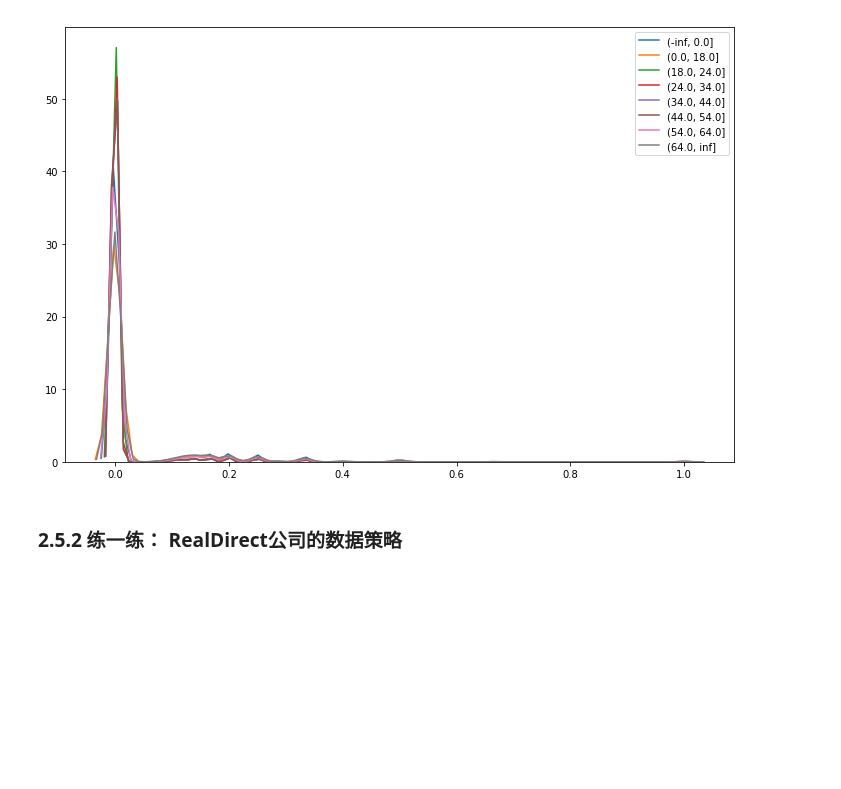
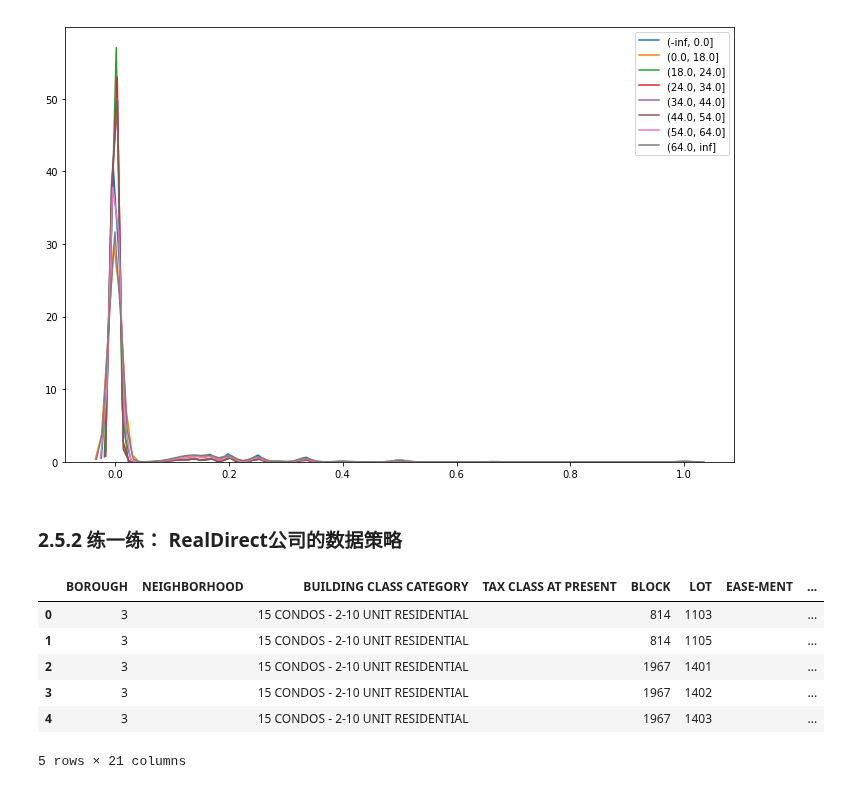
Before and after one commit to rumourcy/DA, a Jupyter notebook: doing-data-science/chapter02.ipynb, the cells around one changed output. Saved outputs shown, nothing was run; the diff lists cells and outputs as text; code cells hidden in the pictures; blank space fills up the shorter version.

```diff
--- a/doing-data-science/chapter02.ipynb
+++ b/doing-data-science/chapter02.ipynb
@@ -120,0 +123,10 @@ plt.legend()
+# %%
+bk.head()
+# %% [output]
+|  | BOROUGH | NEIGHBORHOOD | BUILDING CLASS CATEGORY | TAX CLASS AT PRESENT | BLOCK | LOT | EASE-MENT | ... |
+| 0 | 3 |  | 15 CONDOS - 2-10 UNIT RESIDENTIAL |  | 814 | 1103 |  | ... |
+| 1 | 3 |  | 15 CONDOS - 2-10 UNIT RESIDENTIAL |  | 814 | 1105 |  | ... |
+| 2 | 3 |  | 15 CONDOS - 2-10 UNIT RESIDENTIAL |  | 1967 | 1401 |  | ... |
+| 3 | 3 |  | 15 CONDOS - 2-10 UNIT RESIDENTIAL |  | 1967 | 1402 |  | ... |
+| 4 | 3 |  | 15 CONDOS - 2-10 UNIT RESIDENTIAL |  | 1967 | 1403 |  | ... |
+5 rows × 21 columns
```
Also changed, not shown: parts of 14 cells of this notebook.
